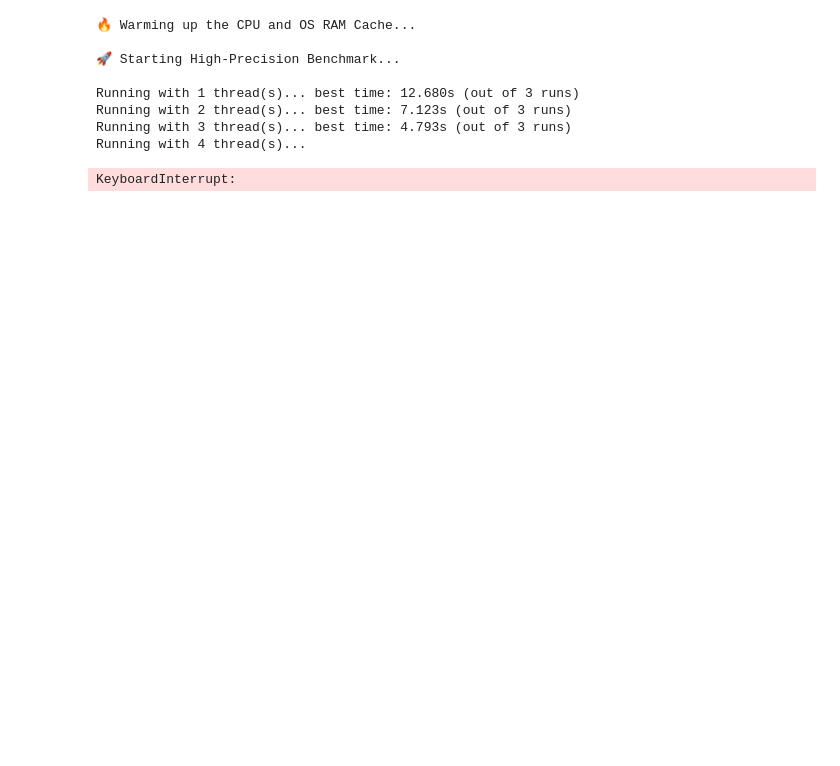
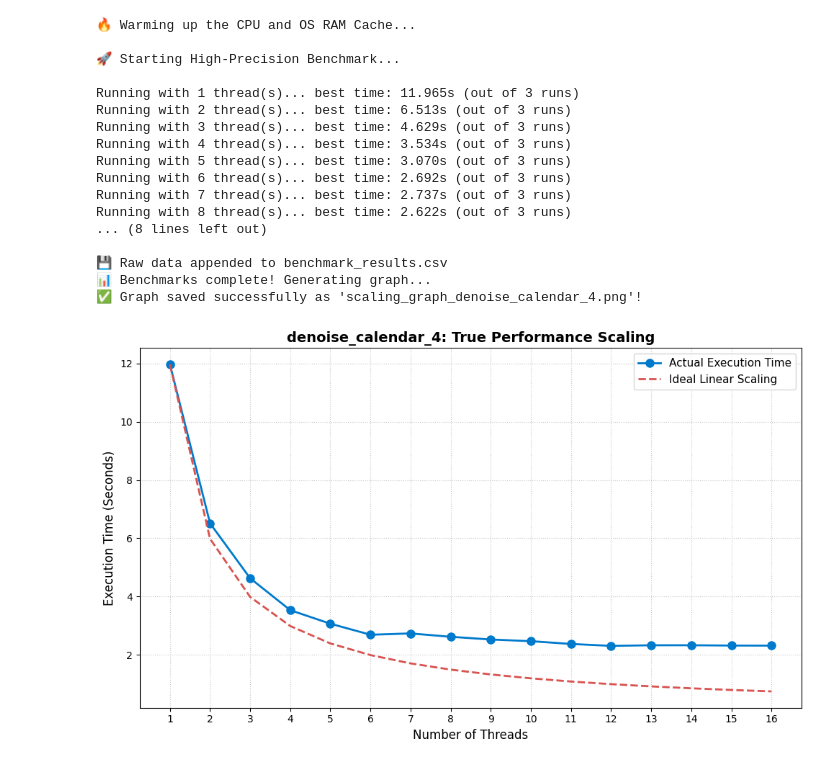
Before and after one commit to lorenzo-marranini/Computer-Architecture-Project, a Jupyter notebook: src/analysis.ipynb, the cells around one changed output. Drawn from its saved outputs; the diff is of its cells as text; code cells hidden in the pictures; blank space fills up the shorter version.

```diff
--- a/src/analysis.ipynb
+++ b/src/analysis.ipynb
@@ -164,12 +204,18 @@ Running with 16 thread(s)... best time: 2.409s (out of 3 runs)
 import subprocess
 import time
 import matplotlib.pyplot as plt
+import csv
+import os
 
 # --- CONFIGURATION ---
 PROGRAM_CMD = ['./../denoise_calendar_4', '../noise.ppm', 'result.ppm']
-THREAD_COUNTS = [1, 2, 3, 4, 5, 6,7, 8,9, 10,11, 12, 13, 14, 15, 16]
+THREAD_COUNTS = [1, 2, 3, 4, 5, 6, 7, 8, 9, 10, 11, 12, 13, 14, 15, 16]
 RUNS_PER_TEST = 3  # Run each test 3 times to filter out OS noise
+CSV_FILENAME = 'benchmark_results.csv'
 # ---------------------
+
+# Extract just the program name for the CSV (e.g., 'denoise_calendar_3')
+program_name = PROGRAM_CMD[0].split('/')[-1]
 
 print("🔥 Warming up the CPU and OS RAM Cache...")
 # This run is NOT timed. It just forces the file into memory and wakes up the CPU.
@@ -177,58 +223,81 @@ subprocess.run(PROGRAM_CMD + ['1'], stdout=subprocess.DEVNULL, stderr=subprocess
 
 execution_times = []
 
-print("\n🚀 Starting High-Precision Benchmark...\n")
+# --- CSV SETUP ---
+# Check if file exists so we know whether to write the header row
+write_header = not os.path.isfile(CSV_FILENAME)
 
-for threads in THREAD_COUNTS:
-    print(f"Running with {threads} thread(s)...", end="", flush=True)
+with open(CSV_FILENAME, mode='a', newline='') as csv_file:
+    writer = csv.writer(csv_file)
+    if write_header:
+        writer.writerow(['Program Name', 'Thread Count', 'Time (Seconds)'])
 
-    times_for_this_thread = []
+    print("\n🚀 Starting High-Precision Benchmark...\n")
 
-    for _ in range(RUNS_PER_TEST):
-        cmd = PROGRAM_CMD + [str(threads)]
+    for threads in THREAD_COUNTS:
+        print(f"Running with {threads} thread(s)...", end="", flush=True)
 
-        start_time = time.perf_counter()
-        subprocess.run(cmd, stdout=subprocess.DEVNULL, stderr=subprocess.DEVNULL)
-        end_time = time.perf_counter()
+        times_for_this_thread = []
 
-        times_for_this_thread.append(end_time - start_time)
+        for _ in range(RUNS_PER_TEST):
+            cmd = PROGRAM_CMD + [str(threads)]
 
-    # Take the MINIMUM time. This is the run where the OS interrupted us the least!
-    best_time = min(times_for_this_thread)
-    execution_times.append(best_time)
+            start_time = time.perf_counter()
+            subprocess.run(cmd, stdout=subprocess.DEVNULL, stderr=subprocess.DEVNULL)
+            end_time = time.perf_counter()
 
-    print(f" best time: {best_time:.3f}s (out of {RUNS_PER_TEST} runs)")
+            times_for_this_thread.append(end_time - start_time)
 
-print("\n📊 Benchmarks complete! Generating graph...")
+        # Take the MINIMUM time. This is the run where the OS interrupted us the least!
+        best_time = min(times_for_this_thread)
+        execution_times.append(best_time)
+
+        # Write the result directly to the CSV
+        writer.writerow([program_name, threads, best_time])
+
+        print(f" best time: {best_time:.3f}s (out of {RUNS_PER_TEST} runs)")
+
+print(f"\n💾 Raw data appended to {CSV_FILENAME}")
+print("📊 Benchmarks complete! Generating graph...")
 
 # Calculate ideal scaling based on the completely warmed-up 1-thread time
 base_time = execution_times[0]
 ideal_times = [base_time / t for t in THREAD_COUNTS]
 
 # Draw the graph
 plt.figure(figsize=(10, 6))
 plt.plot(THREAD_COUNTS, execution_times, marker='o', markersize=8,
          linestyle='-', color='#007acc', linewidth=2, label='Actual Execution Time')
 plt.plot(THREAD_COUNTS, ideal_times, marker='',
          linestyle='--', color='#d9534f', linewidth=2, label='Ideal Linear Scaling')
 
-plt.title('Adaptive Median Filter: True Performance Scaling', fontsize=14, fontweight='bold')
+plt.title(f'{program_name}: True Performance Scaling', fontsize=14, fontweight='bold')
 plt.xlabel('Number of Threads', fontsize=12)
 plt.ylabel('Execution Time (Seconds)', fontsize=12)
 plt.xticks(THREAD_COUNTS)
 plt.grid(True, linestyle=':', alpha=0.7)
 plt.legend(fontsize=11)
 
 plt.tight_layout()
-plt.savefig('scaling_graph_warmed_up.png', dpi=300)
-print("✅ Graph saved successfully as 'scaling_graph_warmed_up.png'!")
+graph_filename = f'scaling_graph_{program_name}.png'
+plt.savefig(graph_filename, dpi=300)
+print(f"✅ Graph saved successfully as '{graph_filename}'!")
 # %% [output]
 🔥 Warming up the CPU and OS RAM Cache...
 
 🚀 Starting High-Precision Benchmark...
 
-Running with 1 thread(s)... best time: 12.680s (out of 3 runs)
-Running with 2 thread(s)... best time: 7.123s (out of 3 runs)
-Running with 3 thread(s)... best time: 4.793s (out of 3 runs)
-Running with 4 thread(s)...
+Running with 1 thread(s)... best time: 11.965s (out of 3 runs)
+Running with 2 thread(s)... best time: 6.513s (out of 3 runs)
+Running with 3 thread(s)... best time: 4.629s (out of 3 runs)
+Running with 4 thread(s)... best time: 3.534s (out of 3 runs)
+Running with 5 thread(s)... best time: 3.070s (out of 3 runs)
+Running with 6 thread(s)... best time: 2.692s (out of 3 runs)
+Running with 7 thread(s)... best time: 2.737s (out of 3 runs)
+Running with 8 thread(s)... best time: 2.622s (out of 3 runs)
+... (8 lines left out)
+
+💾 Raw data appended to benchmark_results.csv
+📊 Benchmarks complete! Generating graph...
+✅ Graph saved successfully as 'scaling_graph_denoise_calendar_4.png'!
-KeyboardInterrupt:
+[figure, added]
```
Also changed, not shown: parts of 10 cells of this notebook, 30 other files.
